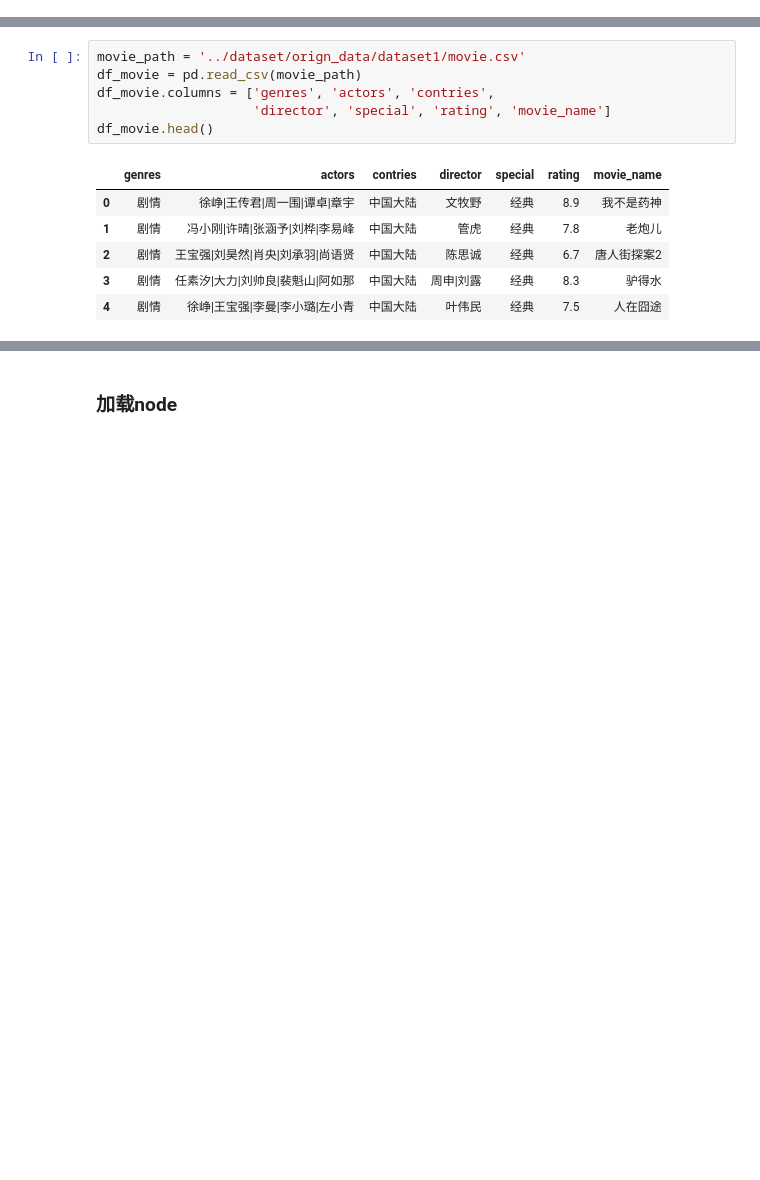
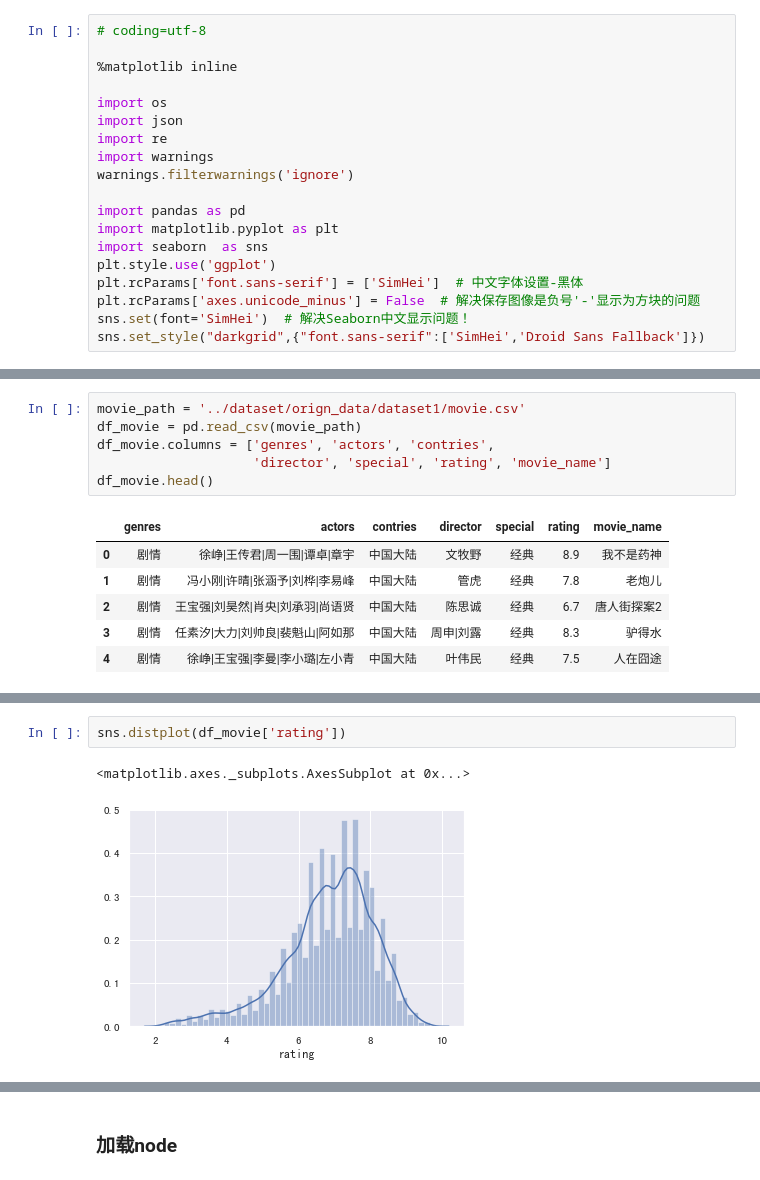
Before and after one commit to ljt270864457/douban_recommend, a Jupyter notebook: notebook/1.etl.ipynb, the cells around one changed output, grey strips where cells are left out. Cells and saved outputs as stored; diff of their text form; blank space fills up the shorter version.

```diff
--- a/notebook/1.etl.ipynb
+++ b/notebook/1.etl.ipynb
@@ -8,3 +1,22 @@ import pandas as pd
+# %%
+# coding=utf-8
+
+%matplotlib inline
+
+import os
+import json
+import re
+import warnings
+warnings.filterwarnings('ignore')
+
+import pandas as pd
+import matplotlib.pyplot as plt
+import seaborn  as sns
+plt.style.use('ggplot')
+plt.rcParams['font.sans-serif'] = ['SimHei']  # 中文字体设置-黑体
+plt.rcParams['axes.unicode_minus'] = False  # 解决保存图像是负号'-'显示为方块的问题
+sns.set(font='SimHei')  # 解决Seaborn中文显示问题！
+sns.set_style("darkgrid",{"font.sans-serif":['SimHei','Droid Sans Fallback']})
 # %% [markdown]
 ### 加载user.csv
 # %%
@@ -37,0 +88,5 @@ df_movie.head()
+# %%
+sns.distplot(df_movie['rating'])
+# %% [output]
+<matplotlib.axes._subplots.AxesSubplot at 0x...>
+[figure, added]
```
Also changed, not shown: parts of 18 cells of this notebook, 3 other files.
